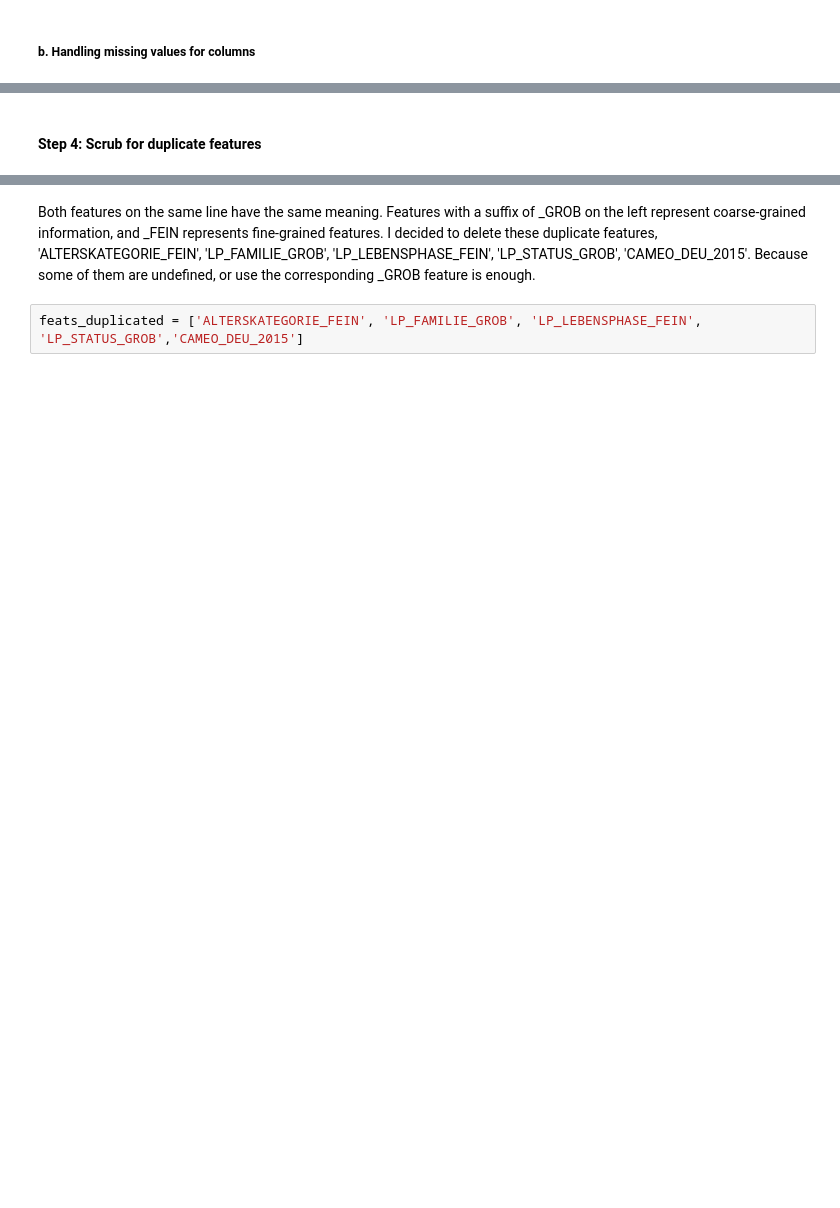
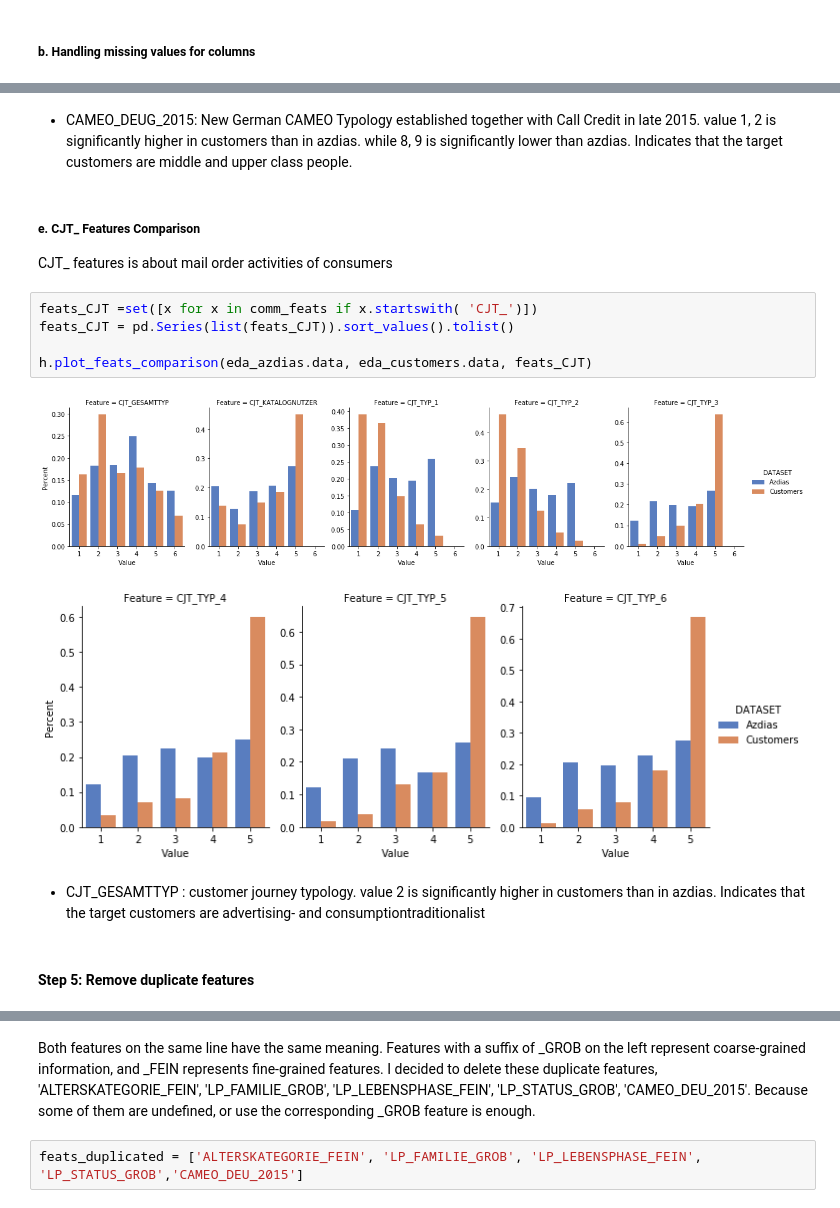
Before and after one commit to binliu-base/udacity-dsnd-capstone-arvato, a Jupyter notebook: Arvato Project Workbook.ipynb, the cells around one changed output, grey strips where cells are left out. Cells and saved outputs as stored; diff of their text form; blank space fills up the shorter version.

```diff
--- a/Arvato Project Workbook.ipynb
+++ b/Arvato Project Workbook.ipynb
@@ -143,5 +393,21 @@ print('Delete {len(feats_todrop_comm)} features in total')
+# %% [markdown]
+- CAMEO_DEUG_2015:  New German CAMEO Typology established together with Call Credit in late 2015.
+ value 1, 2 is significantly higher in customers than in azdias. while 8, 9 is significantly lower than azdias. Indicates that the target customers are middle and upper class people.
+# %% [markdown]
+##### e.  CJT_ Features Comparison
+CJT_ features is about mail order activities of consumers
+# %%
+feats_CJT =set([x for x in comm_feats if x.startswith( 'CJT_')])
+feats_CJT = pd.Series(list(feats_CJT)).sort_values().tolist()
+
+h.plot_feats_comparison(eda_azdias.data, eda_customers.data, feats_CJT)
+# %% [output]
+[figure, added]
+[figure, added]
+# %% [markdown]
+- CJT_GESAMTTYP :   customer journey typology.   value 2  is significantly higher in customers than in azdias. Indicates that the target customers are advertising- and consumptiontraditionalist
 # %% [markdown]
-####  Step 4:  Scrub for duplicate features
+####  Step 5: Remove duplicate features
 # %%
 feats_fein =[x for x in eda_azdias.data.columns if x.endswith( '_FEIN')]
 feats_grob = [x for x in eda_azdias.data.columns if x.endswith( '_GROB')]
```
Also changed, not shown: parts of 100 cells of this notebook, 1 other file.
